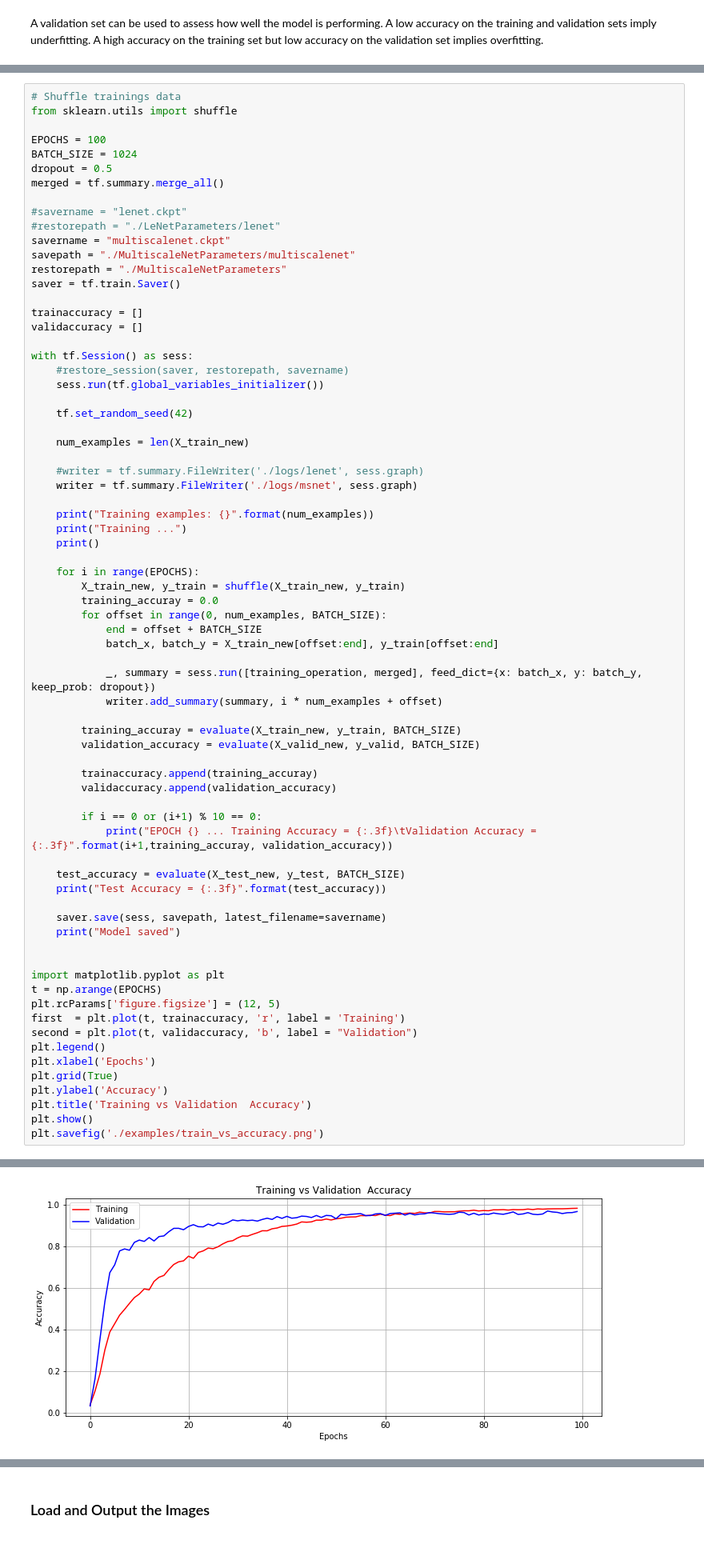
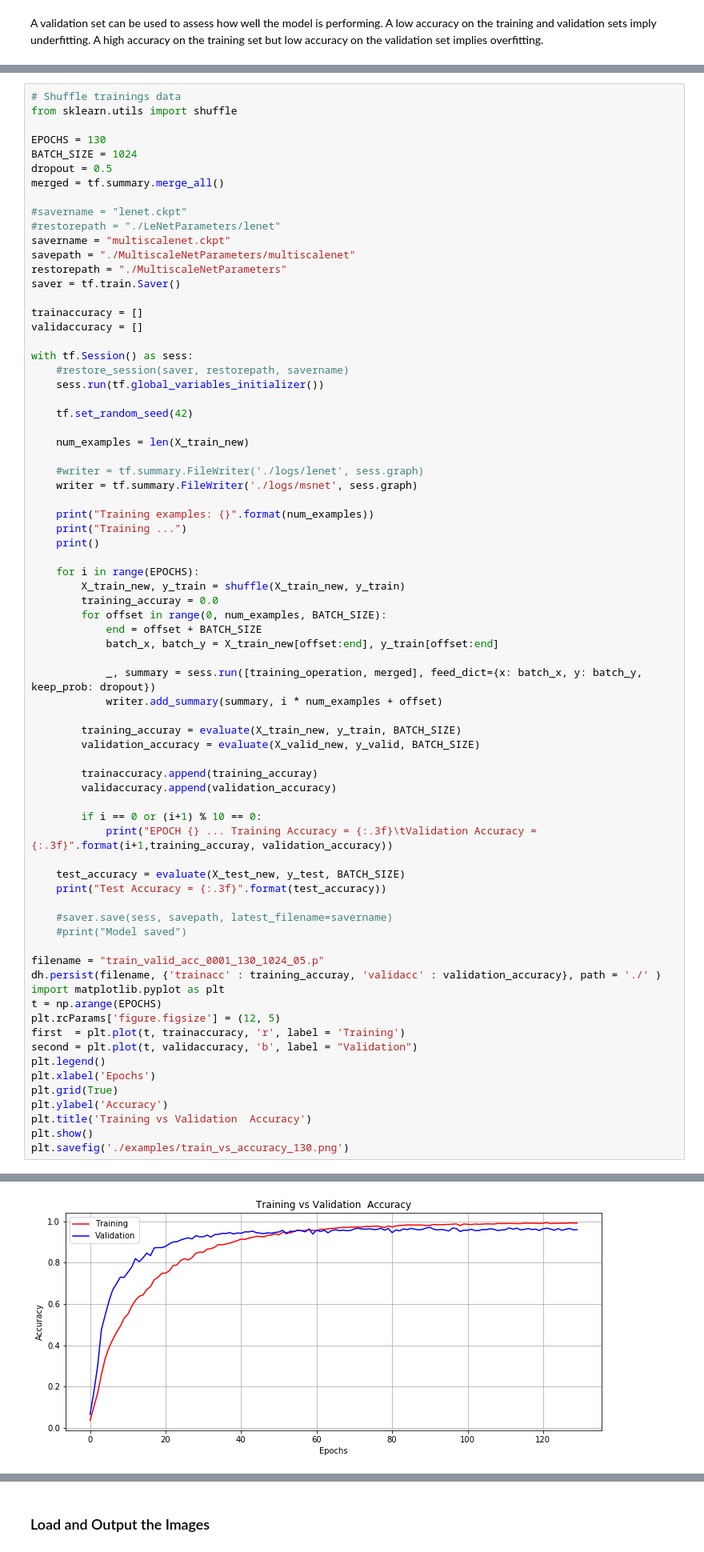
Before and after one commit to rudi77/sdc, a Jupyter notebook: project2/Traffic_Sign_Classifier.ipynb, the cells around one changed output, grey strips where cells are left out. Shown: that part at 80% size. Drawn from its saved outputs; the diff is of its cells as text.

```diff
--- a/project2/Traffic_Sign_Classifier.ipynb
+++ b/project2/Traffic_Sign_Classifier.ipynb
@@ -468,7 +473,7 @@ with tf.name_scope("accuracy"):
 # Shuffle trainings data
 from sklearn.utils import shuffle
 
-EPOCHS = 100
+EPOCHS = 130
 BATCH_SIZE = 1024
 dropout = 0.5
 merged = tf.summary.merge_all()
@@ -520,10 +525,11 @@ with tf.Session() as sess:
     test_accuracy = evaluate(X_test_new, y_test, BATCH_SIZE)
     print("Test Accuracy = {:.3f}".format(test_accuracy))
 
-    saver.save(sess, savepath, latest_filename=savername)
-    print("Model saved")
+    #saver.save(sess, savepath, latest_filename=savername)
+    #print("Model saved")
 
-
+filename = "train_valid_acc_0001_130_1024_05.p"
+dh.persist(filename, {'trainacc' : training_accuray, 'validacc' : validation_accuracy}, path = './' )
 import matplotlib.pyplot as plt
 t = np.arange(EPOCHS)
 plt.rcParams['figure.figsize'] = (12, 5)
@@ -535,7 +541,7 @@ plt.grid(True)
 plt.ylabel('Accuracy')
 plt.title('Training vs Validation  Accuracy')
 plt.show()
-plt.savefig('./examples/train_vs_accuracy.png')
+plt.savefig('./examples/train_vs_accuracy_130.png')
 # %% [output]
 Training examples: 91589
 Training ...
@@ -556,4 +566,4 @@ Model saved
-[figure, old version]
+[figure, new version]
 <matplotlib.figure.Figure at 0x...>
 # %% [markdown]
 ---
```
Also changed, not shown: parts of 11 cells of this notebook, 2 other files.
